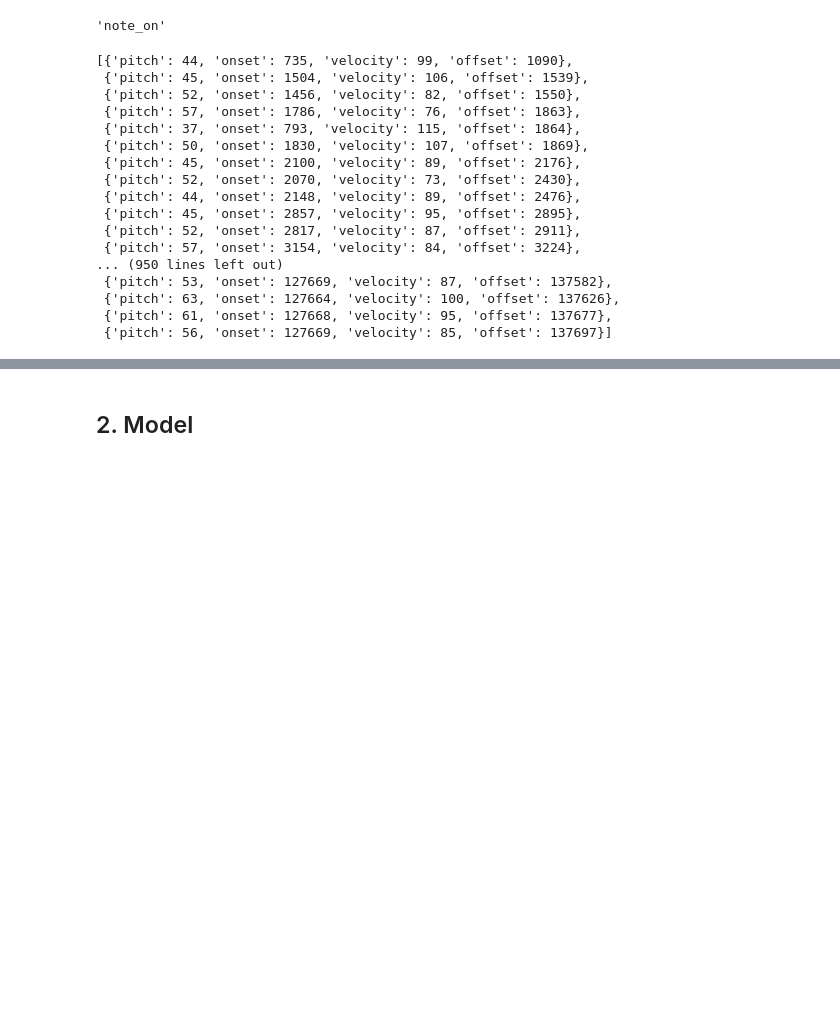
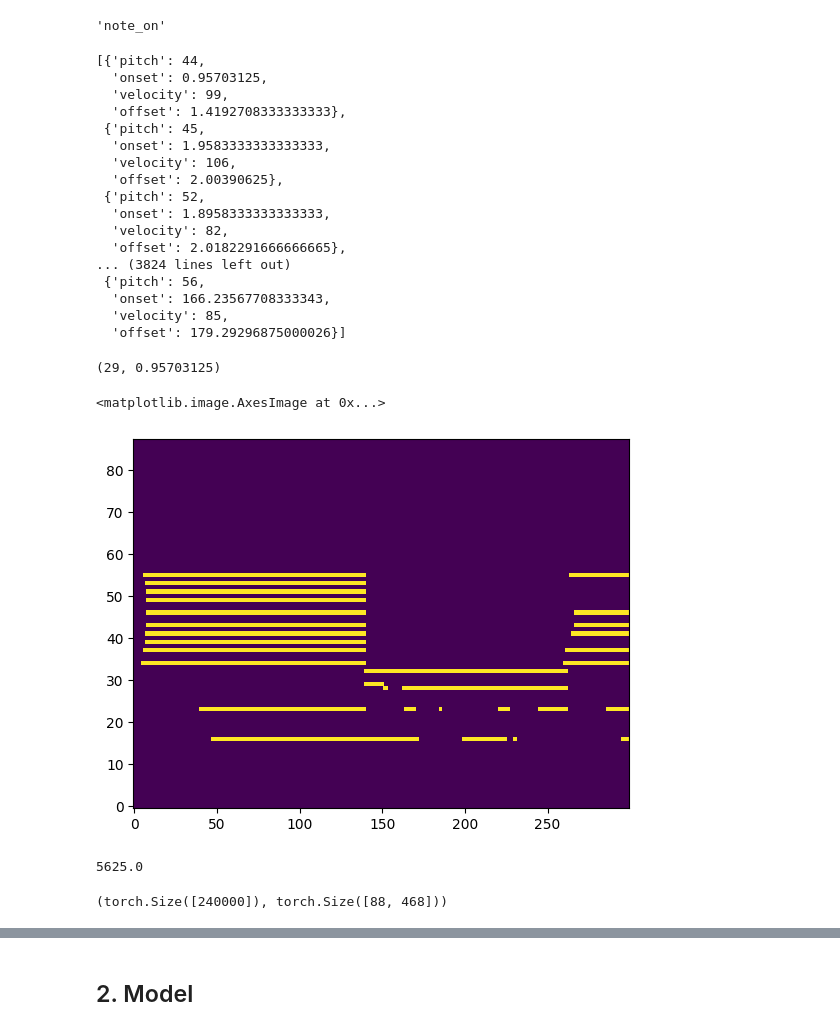
Before and after one commit to jdasam/ant5015, a Jupyter notebook: notebooks/10th_week_automatic_music_transcription.ipynb, the cells around one changed output, grey strips where cells are left out. Drawn from its saved outputs; the diff is of its cells as text; code cells hidden in the pictures; blank space fills up the shorter version.

```diff
--- a/notebooks/10th_week_automatic_music_transcription.ipynb
+++ b/notebooks/10th_week_automatic_music_transcription.ipynb
@@ -103,7 +112,7 @@ entire_notes = []
 temp_notes = []
 
 for message in midi_obj.merged_track:
-  cur_time += message.time
+  cur_time += message.time / 768
   if message.type == 'note_on':
     if message.velocity > 0:
       temp_notes.append({'pitch': message.note, 'onset': cur_time, 'velocity': message.velocity})
@@ -119,20 +128,20 @@ for message in midi_obj.merged_track:
 
 entire_notes
 # %% [output]
-[{'pitch': 44, 'onset': 735, 'velocity': 99, 'offset': 1090},
- {'pitch': 45, 'onset': 1504, 'velocity': 106, 'offset': 1539},
- {'pitch': 52, 'onset': 1456, 'velocity': 82, 'offset': 1550},
- {'pitch': 57, 'onset': 1786, 'velocity': 76, 'offset': 1863},
- {'pitch': 37, 'onset': 793, 'velocity': 115, 'offset': 1864},
- {'pitch': 50, 'onset': 1830, 'velocity': 107, 'offset': 1869},
- {'pitch': 45, 'onset': 2100, 'velocity': 89, 'offset': 2176},
- {'pitch': 52, 'onset': 2070, 'velocity': 73, 'offset': 2430},
- {'pitch': 44, 'onset': 2148, 'velocity': 89, 'offset': 2476},
- {'pitch': 45, 'onset': 2857, 'velocity': 95, 'offset': 2895},
- {'pitch': 52, 'onset': 2817, 'velocity': 87, 'offset': 2911},
- {'pitch': 57, 'onset': 3154, 'velocity': 84, 'offset': 3224},
-... (950 lines left out)
- {'pitch': 53, 'onset': 127669, 'velocity': 87, 'offset': 137582},
- {'pitch': 63, 'onset': 127664, 'velocity': 100, 'offset': 137626},
- {'pitch': 61, 'onset': 127668, 'velocity': 95, 'offset': 137677},
- {'pitch': 56, 'onset': 127669, 'velocity': 85, 'offset': 137697}]
+[{'pitch': 44,
+  'onset': 0.95703125,
+  'velocity': 99,
+  'offset': 1.4192708333333333},
+ {'pitch': 45,
+  'onset': 1.9583333333333333,
+  'velocity': 106,
+  'offset': 2.00390625},
+ {'pitch': 52,
+  'onset': 1.8958333333333333,
+  'velocity': 82,
+  'offset': 2.0182291666666665},
+... (3824 lines left out)
+ {'pitch': 56,
+  'onset': 166.23567708333343,
+  'velocity': 85,
+  'offset': 179.29296875000026}]
@@ -138,0 +189,39 @@ entire_notes
+# %%
+# convert notes to piano roll
+
+def time_to_frame(time_in_sec, hop_length_in_ms=32):
+  return int(time_in_sec // (hop_length_in_ms / 1000))
+
+time_to_frame(entire_notes[0]['onset']), entire_notes[0]['onset']
+# %% [output]
+(29, 0.95703125)
+# %%
+import torch
+
+list_of_notes = entire_notes
+def notes_to_roll(list_of_notes, hop_length_in_ms=32):
+  last_note_end = max( [note['offset'] for note in list_of_notes[-10:]])
+  num_frame = time_to_frame(last_note_end)
+  roll = torch.zeros(88, num_frame, dtype=torch.int8)
+
+  for note in list_of_notes:
+    pitch = note['pitch']
+    on_frame = time_to_frame(note['onset'])
+    off_frame = time_to_frame(note['offset'])
+    off_frame = max(on_frame+1, off_frame)
+    roll[pitch-21, on_frame:off_frame] = 1
+  return roll
+
+roll = notes_to_roll(entire_notes)
+# %%
+import matplotlib.pyplot as plt
+
+
+plt.imshow(roll[:, 1200:1500], aspect='auto', origin='lower', interpolation='nearest')
+# %% [output]
+<matplotlib.image.AxesImage at 0x...>
+[figure, added]
+# %%
+180 / 0.032
+# %% [output]
+5625.0
@@ -138,0 +288,5 @@ entire_notes
+# %%
+audio, roll = dataset[0]
+audio.shape, roll.shape
+# %% [output]
+(torch.Size([240000]), torch.Size([88, 468]))
```
Also changed, not shown: parts of 13 cells of this notebook.
